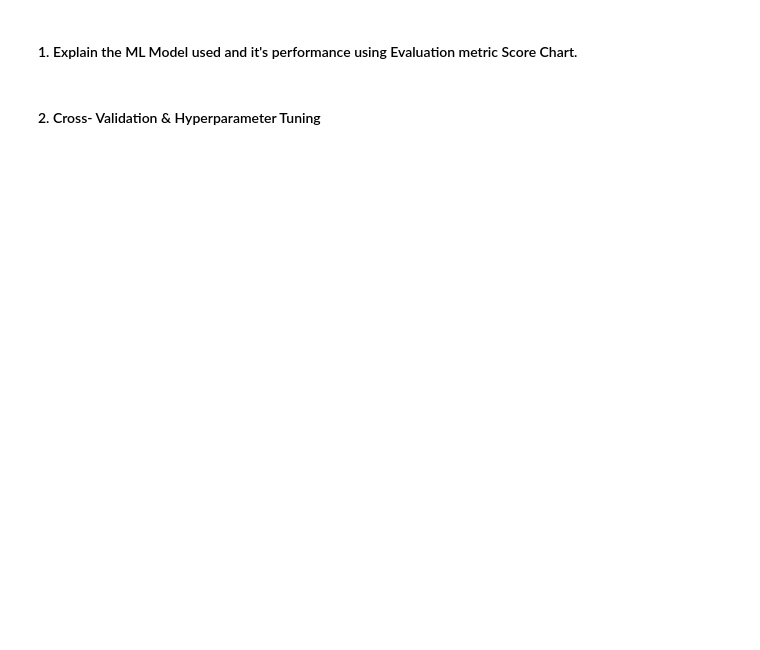
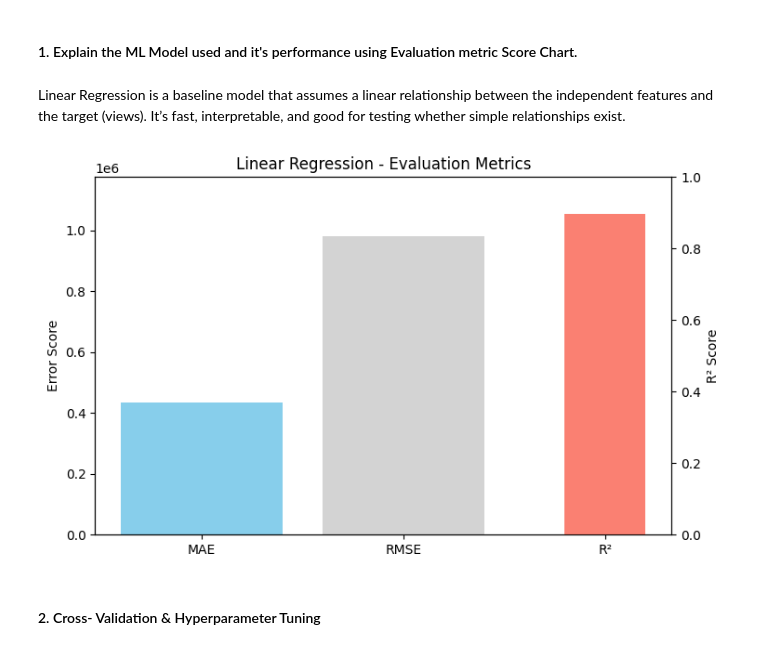
Before and after one commit to drishtigoel083/TedTalksPredictionModel, a Jupyter notebook: Ted_Talk_Views_Prediction.ipynb, the cells around one changed output. Drawn from its saved outputs; the diff is of its cells as text; code cells hidden in the pictures; blank space fills up the shorter version.

```diff
--- a/Ted_Talk_Views_Prediction.ipynb
+++ b/Ted_Talk_Views_Prediction.ipynb
@@ -1106,2 +970,24 @@ Answer Here.
+# %% [markdown]
+Linear Regression is a baseline model that assumes a linear relationship between the independent features and the target (views). It’s fast, interpretable, and good for testing whether simple relationships exist.
+# %%
+# Visualizing evaluation Metric Score chart
+
+fig, ax1 = plt.subplots(figsize=(8, 5))
+
+# First y-axis for MAE & RMSE
+ax1.bar(['MAE', 'RMSE'], [mae_lr, rmse_lr], color=['skyblue', 'lightgray'])
+ax1.set_ylabel('Error Score')
+ax1.set_ylim(0, max(rmse_lr, mae_lr) * 1.2)
+
+# Second y-axis for R²
+ax2 = ax1.twinx()
+ax2.bar(['R²'], [r2_lr], color='salmon', width=0.4)
+ax2.set_ylabel('R² Score')
+ax2.set_ylim(0, 1)  # R² is usually between 0 and 1
+
+plt.title("Linear Regression - Evaluation Metrics")
+plt.show()
+# %% [output]
+[figure, added]
 # %% [markdown]
 #### 2. Cross- Validation & Hyperparameter Tuning
```
Also changed, not shown: parts of 210 cells of this notebook.
